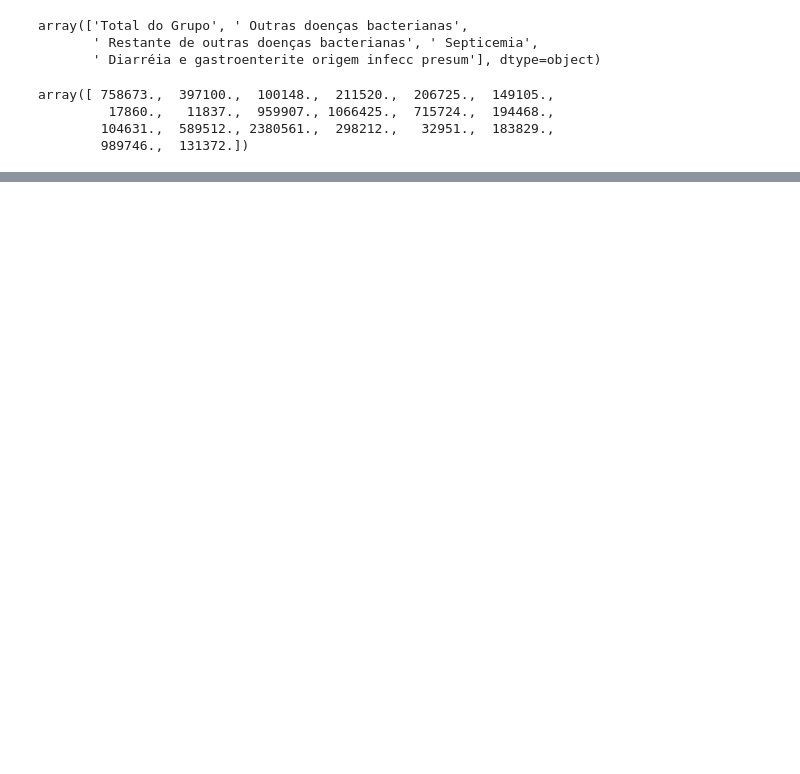
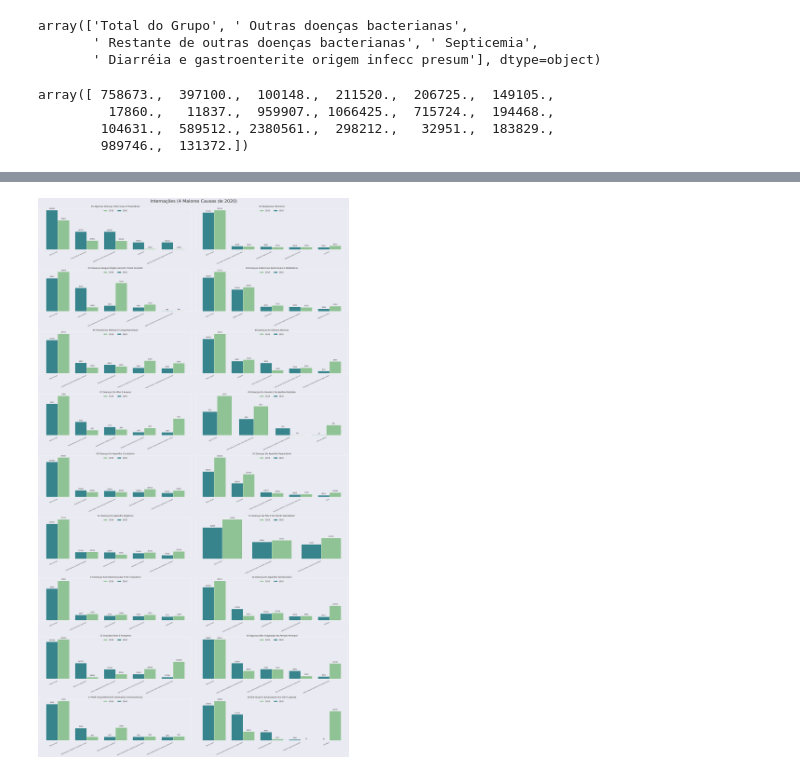
Before and after one commit to pedrohortencio/covid-brasil, a Jupyter notebook: Plot_SUS.ipynb, the cells around one changed output, grey strips where cells are left out. Drawn from its saved outputs; the diff is of its cells as text; code cells hidden in the pictures; blank space fills up the shorter version.

```diff
--- a/Plot_SUS.ipynb
+++ b/Plot_SUS.ipynb
@@ -111,0 +133,61 @@ plt.show();
+# %%
+fig, ax = plt.subplots(nrows=9, ncols=2, figsize=(25,45))
+fig.patch.set_facecolor('#eaeaf2')  # set the background color of the plot to match the seaborn theme
+
+width = 0.4
+index = 0
+
+for row in ax:
+    for ax in row:
+        rects1 = ax.bar(df_2019.loc[grupos_cid[index]].nlargest(5, columns=['Internações'])['Lista Morb  CID-10'].values,
+                        df_2019.loc[grupos_cid[index]][df_2019.loc[grupos_cid[index]]["Lista Morb  CID-10"].isin(df_2020.loc[grupos_cid[index]].nlargest(5, columns=['Internações'])['Lista Morb  CID-10'].values)]['Internações'].values,
+                        width,align='edge', color = '#8FC294', label='2019')
+        rects2 = ax.bar(df_2019.loc[grupos_cid[index]].nlargest(5, columns=['Internações'])['Lista Morb  CID-10'].values,
+                        df_2020.loc[grupos_cid[index]].nlargest(5, columns=['Internações'])['Internações'].values,
+                        -width, align='edge', color = '#37848C', label='2020')
+
+        for r1, r2 in zip(rects1.patches, rects2.patches):
+            h1 = r1.get_height()
+            h2 = r2.get_height()
+
+            percent1 = h1
+            percent2 = h2
+
+            ax.annotate('{:.0f}'.format(percent1),
+                            xy=(r1.get_x() + r1.get_width() / 2, h1),
+                            xytext=(0, 4),  # 3 points vertical offset
+                            textcoords="offset points",
+                            rotation=0,
+                            fontsize = 8,
+                            ha='center', va='bottom')
+            ax.annotate('{:.0f}'.format(percent2),
+                            xy=(r2.get_x() + r2.get_width() / 2, h2),
+                            xytext=(0, 4),  # 3 points vertical offset
+                            textcoords="offset points",
+                            rotation=0,
+                            fontsize = 8,
+                            ha='center', va='bottom')
+            plt.box(False)  # disable the box around the plot
+            ax.grid(False)  # disable the grid
+            ax.set_yticks([])   # disable the y ticks
+            ax.tick_params(axis='x', which='major', labelsize=7, labelrotation=25)
+
+            for tick in ax.xaxis.get_majorticklabels():
+                tick.set_horizontalalignment("right")
+
+            ax.title.set_text(grupos_cid[index])
+            ax.legend(frameon=False, loc='upper center', ncol=2)
+        index+=1
+
+
+
+
+#plt.legend(frameon=False, loc='upper center', ncol=2)
+#plt.tight_layout()
+plt.rcParams['figure.constrained_layout.use'] = True
+fig.suptitle("Internações (4 Maiores Causas de 2020)", fontsize=25)
+plt.savefig("internacoes-comparacao2020-2019.png", bbox_inches='tight', dpi=100)
+
+plt.show();
+# %% [output]
+[figure, added]
```
Also changed, not shown: parts of 4 cells of this notebook.
